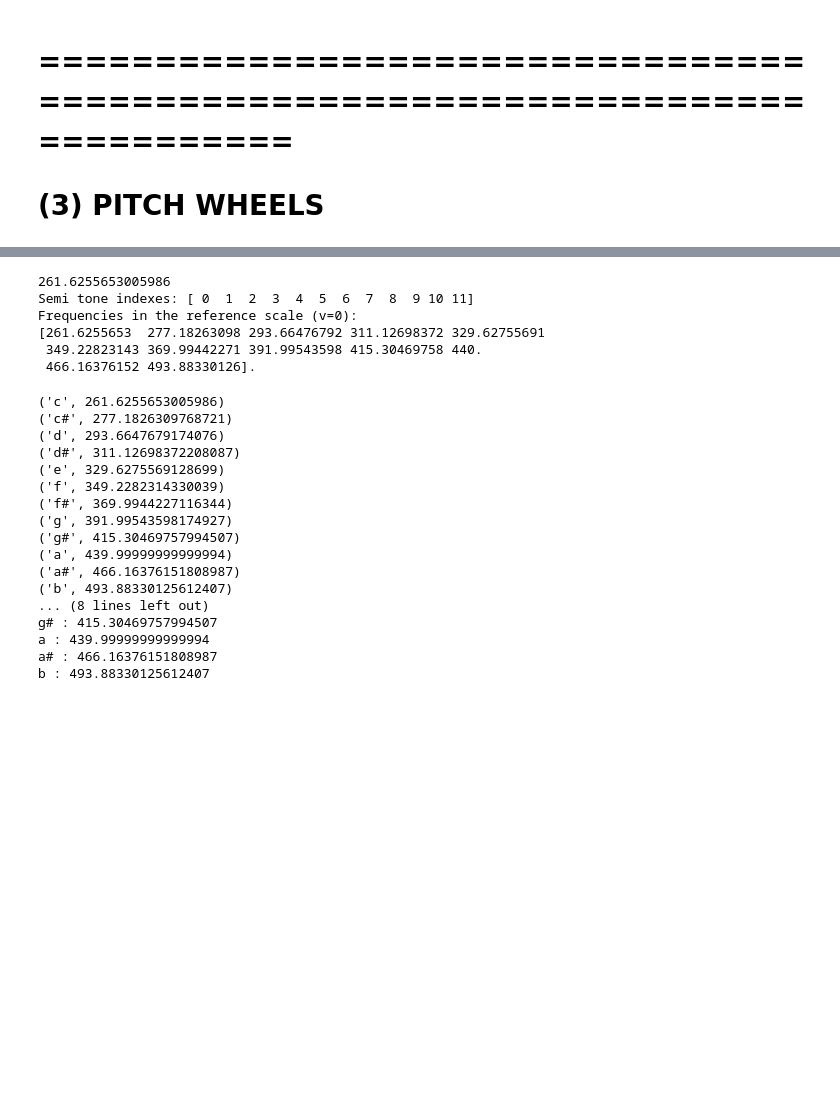
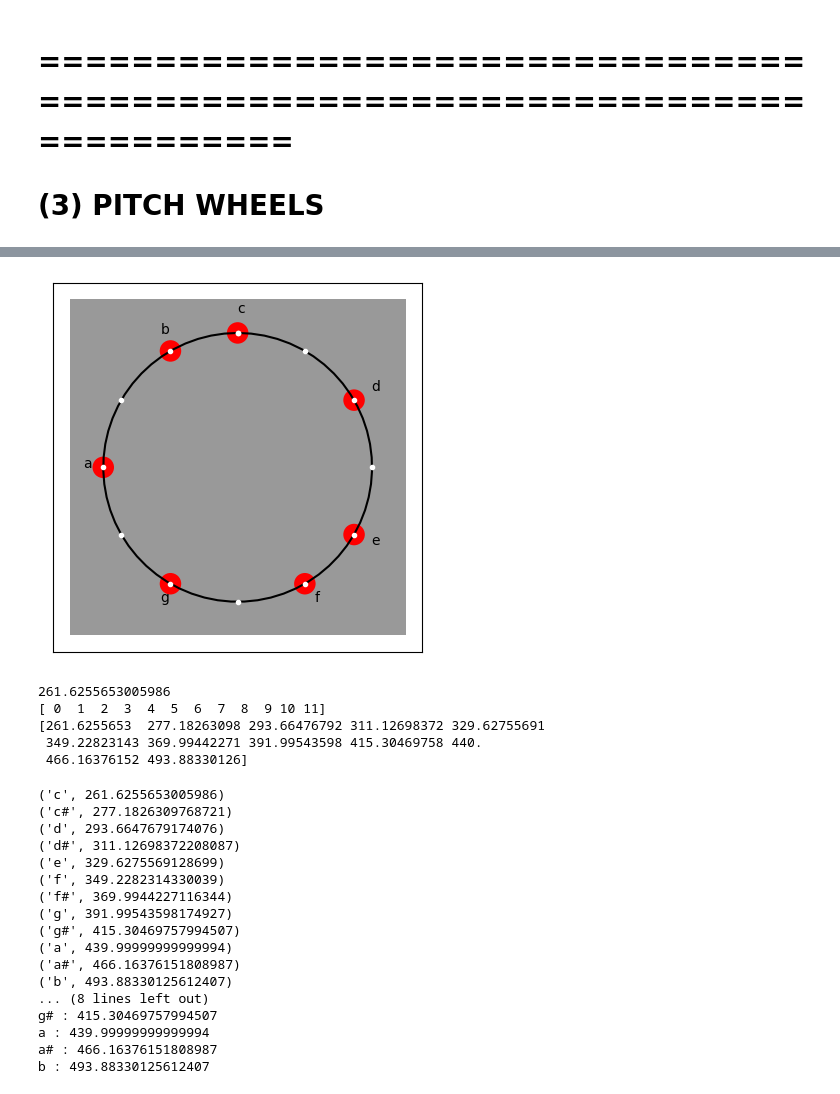
Before and after one commit to benholtzman/datamovies_y21, a Jupyter notebook: notebooks/n02_IntroPitches_noCmix.ipynb, the cells around one changed output, grey strips where cells are left out. Saved outputs shown, nothing was run; the diff lists cells and outputs as text; code cells hidden in the pictures; blank space fills up the shorter version.

```diff
--- a/notebooks/n02_IntroPitches_noCmix.ipynb
+++ b/notebooks/n02_IntroPitches_noCmix.ipynb
@@ -239,52 +225,47 @@ plt.show()
 # %%
 import matplotlib.patches as patches
 
-
 def makePitchRing(indexes):
-    circle = np.linspace(0, 2 * np.pi, 64)
+    circle = np.linspace(0,2*np.pi,64)
     r = 1.0
-    x = r * np.sin(circle)
-    y = r * np.cos(circle)
+    x = r*np.sin(circle)
+    y = r*np.cos(circle)
 
     # the note locations.
-    base_dots = np.linspace(0, 2 * np.pi, 13)
-    xd = r * np.sin(base_dots)
-    yd = r * np.cos(base_dots)
+    base_dots = np.linspace(0,2*np.pi,13)
+    xd = r*np.sin(base_dots)
+    yd = r*np.cos(base_dots)
 
     # the text locations
     r = 1.15
-    xt = r * np.sin(base_dots)
-    yt = r * np.cos(base_dots)
+    xt = r*np.sin(base_dots)
+    yt = r*np.cos(base_dots)
 
     # ========================
     fig1 = plt.figure()
-    ax1 = fig1.add_subplot(111, aspect="equal")
+    ax1 = fig1.add_subplot(111, aspect='equal')
 
     # (0) plot a filled square with a filled circle in it...
     # patches.Rectangle((x,y,lower left corner),width,height)
-    # ax1.add_patch(patches.Rectangle((0.1, 0.1),0.5,0.5,facecolor="red"))
+    #ax1.add_patch(patches.Rectangle((0.1, 0.1),0.5,0.5,facecolor="red"))
 
-    ax1.add_patch(
-        patches.Rectangle((-1.25, -1.25), 2.5, 2.5, facecolor=[0.6, 0.6, 0.6])
-    )
-    ax1.plot(x, y, "k-")
-    ax1.plot(xd, yd, "w.")
+    ax1.add_patch(patches.Rectangle((-1.25, -1.25),2.5,2.5,facecolor=[0.6, 0.6, 0.6]))
+    ax1.plot(x,y,'k-')
+    ax1.plot(xd,yd,'w.')
 
     radius_norm = 0.08  # radius normalized, scaled to size of box
 
-    for ind, interval in enumerate(indexes):
+    for ind,interval in enumerate(indexes):
         # print(ind,interval)
-        ax1.add_patch(
-            patches.Circle((xd[interval], yd[interval]), radius_norm, facecolor="red")
-        )
-        ax1.text(xt[interval], yt[interval], pitch_classes[interval])
+        ax1.add_patch(patches.Circle((xd[interval], yd[interval]),radius_norm,facecolor="red"))
+        ax1.text(xt[interval], yt[interval],pitch_classes[interval])
 
     ax1.get_xaxis().set_visible(False)
     ax1.get_yaxis().set_visible(False)
     plt.show()
 # %%
-pitch_classes = ["c", "c#", "d", "d#", "e", "f", "f#", "g", "g#", "a", "a#", "b"]
-semi_tone_indexes = [0, 2, 4, 5, 7, 9, 11]
-# indexes = [0,5,7]
-makePitchRing(semi_tone_indexes)
+pitch_classes = ['c','c#','d','d#','e','f','f#','g','g#','a','a#','b']
+indexes = [0,2,4,5,7,9,11]
+#indexes = [0,5,7]
+makePitchRing(indexes)
 # %% [output]
@@ -292,27 +272,26 @@ makePitchRing(semi_tone_indexes)
+[figure, added]
 # %%
 # Now lets make a sort of data base for pitches...
 # to connect names to pitches,
 # and
 
-C4 = 440.0 * 2 ** (3 / 12 - 1)
+C4 = 440.0 * 2**(3/12-1)
 print(C4)
 
-def notenum2freq(k, v, f0):
-    freqs = f0 * 2 ** (v + k / 12)
+def notenum2freq(k,v,f0):
+    freqs = f0*2**(v+k/12)
     return freqs
 
-
-semi_tone_indexes = np.arange(12)
-print(f"Semi tone indexes: {semi_tone_indexes}")
-ref_scale_freqs = notenum2freq(semi_tone_indexes, 0, C4)
-print(f"Frequencies in the reference scale (v=0):\n{ref_scale_freqs}.")
+ints = np.arange(12)
+print(ints)
+ref_scale_freqs = notenum2freq(ints,0,C4)
+print(ref_scale_freqs)
 # %% [output]
 261.6255653005986
-Semi tone indexes: [ 0  1  2  3  4  5  6  7  8  9 10 11]
-Frequencies in the reference scale (v=0):
+[ 0  1  2  3  4  5  6  7  8  9 10 11]
 [261.6255653  277.18263098 293.66476792 311.12698372 329.62755691
  349.22823143 369.99442271 391.99543598 415.30469758 440.
- 466.16376152 493.88330126].
+ 466.16376152 493.88330126]
 # %%
 # using dictionaries:
 # https://learnpythonthehardway.org/book/ex39.html
```
Also changed, not shown: parts of 19 cells of this notebook, 3 other files.
